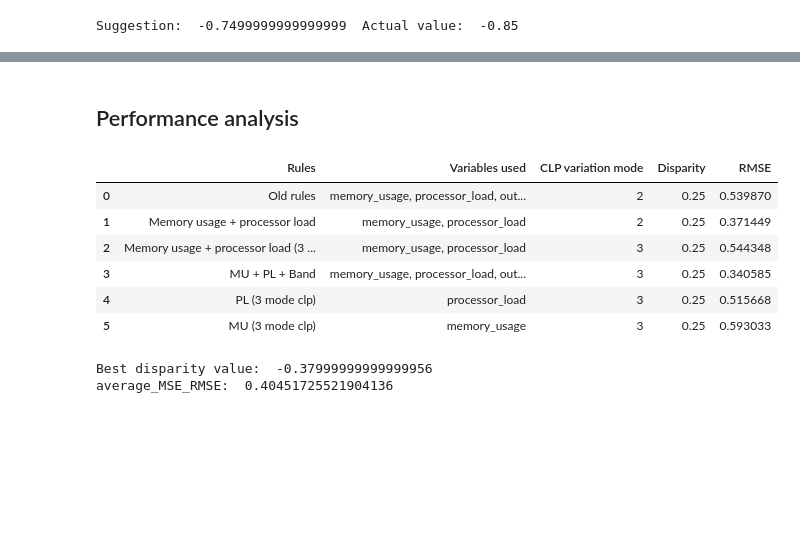
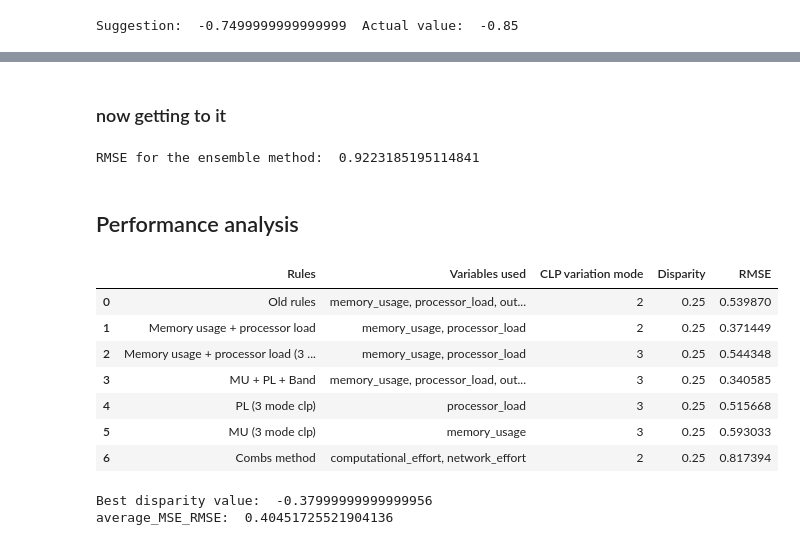
Before and after one commit to leobt23/Computational_Intelligence_forIOT, a Jupyter notebook: project_2_fuzzy/main.ipynb, the cells around one changed output, grey strips where cells are left out. Drawn from its saved outputs; the diff is of its cells as text; code cells hidden in the pictures; blank space fills up the shorter version.

```diff
--- a/project_2_fuzzy/main.ipynb
+++ b/project_2_fuzzy/main.ipynb
@@ -562,0 +659,2 @@ Suggestion:  -0.7499999999999999  Actual value:  -0.85
+# %% [markdown]
+### now getting to it
@@ -563,3 +721,13 @@ Suggestion:  -0.7499999999999999  Actual value:  -0.85
+# %%
+# testing the combs method
+suggestions_ensemble = combs_method_suggestions = get_combs_method(df_original,disparity_used=-0.25)
+
+
+# performance evaluation
+ensemble_RMSE = get_RMSE(suggestions_ensemble, df_original)
+print('RMSE for the ensemble method: ', ensemble_RMSE)
+# %% [output]
+RMSE for the ensemble method:  0.9223185195114841
 # %% [markdown]
 ## Performance analysis
 # %%
@@ -649,34 +817,42 @@ PL_3_mode_clp_RMSE = get_RMSE(suggestions, df)
 # MU suggestions
 rules = 'MU (3 mode clp)'
 variables_used = ['memory_usage']
 CLPVariation_mode_n = 3
 disparity = 0.25
 suggestions = get_all_suggestions(rules, variables_used, CLPVariation_mode_n, disparity, df)
 
 MU_3_mode_clp_RMSE = get_RMSE(suggestions, df)
 
+# Combs method
+rules = 'ensemble'
+variables_used = ['computational_effort', 'network_effort']
+CLPVariation_mode_n = 2
+disparity = 0.25
+suggestions = get_combs_method(df, disparity_used=disparity)
 
-
+combs_method_RMSE = get_RMSE(suggestions, df)
 
 
 # Instead of individual prints, let's present the results in a table
 import pandas as pd
 results = pd.DataFrame(columns=['Rules', 'Variables used', 'CLP variation mode', 'Disparity', 'RMSE'])
 results.loc[0] = ['Old rules', 'memory_usage, processor_load, output_bandwidth, latency', '2', '0.25', old_rules_RMSE]
 results.loc[1] = ['Memory usage + processor load', 'memory_usage, processor_load', '2', '0.25', memory_usage_processor_load_RMSE]
 results.loc[2] = ['Memory usage + processor load (3 mode clp)', 'memory_usage, processor_load', '3', '0.25', memory_usage_processor_load_3_mode_clp_RMSE]
 results.loc[3] = ['MU + PL + Band', 'memory_usage, processor_load, output_bandwidth', '3', '0.25', MU_PL_Band_RMSE]
 results.loc[4] = ['PL (3 mode clp)', 'processor_load', '3', '0.25', PL_3_mode_clp_RMSE]
 results.loc[5] = ['MU (3 mode clp)', 'memory_usage', '3', '0.25', MU_3_mode_clp_RMSE]
+results.loc[6] = ['Combs method', 'computational_effort, network_effort', '2', '0.25', combs_method_RMSE]
 results
 # %% [output]
 |  | Rules | Variables used | CLP variation mode | Disparity | RMSE |
 | 0 | Old rules | memory_usage, processor_load, out... | 2 | 0.25 | 0.539870 |
 | 1 | Memory usage + processor load | memory_usage, processor_load | 2 | 0.25 | 0.371449 |
 | 2 | Memory usage + processor load (3 ... | memory_usage, processor_load | 3 | 0.25 | 0.544348 |
 | 3 | MU + PL + Band | memory_usage, processor_load, out... | 3 | 0.25 | 0.340585 |
 | 4 | PL (3 mode clp) | processor_load | 3 | 0.25 | 0.515668 |
 | 5 | MU (3 mode clp) | memory_usage | 3 | 0.25 | 0.593033 |
+| 6 | Combs method | computational_effort, network_effort | 2 | 0.25 | 0.817394 |
 # %%
 # summing up this process of finding the best disparity value in a function
 def get_best_disparity(rules, variables_used, CLPVariation_mode_n, disparities, df):
```
Also changed, not shown: parts of 22 cells of this notebook, 4 other files.
